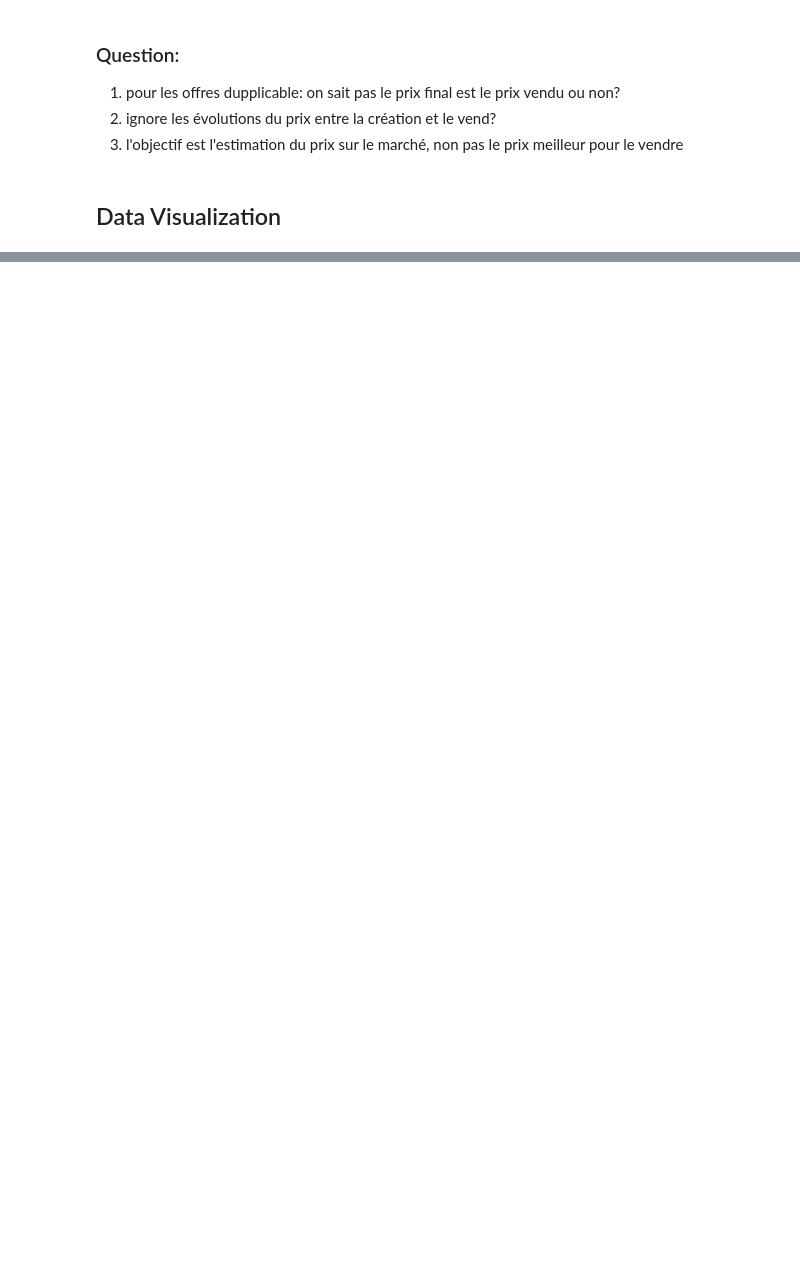
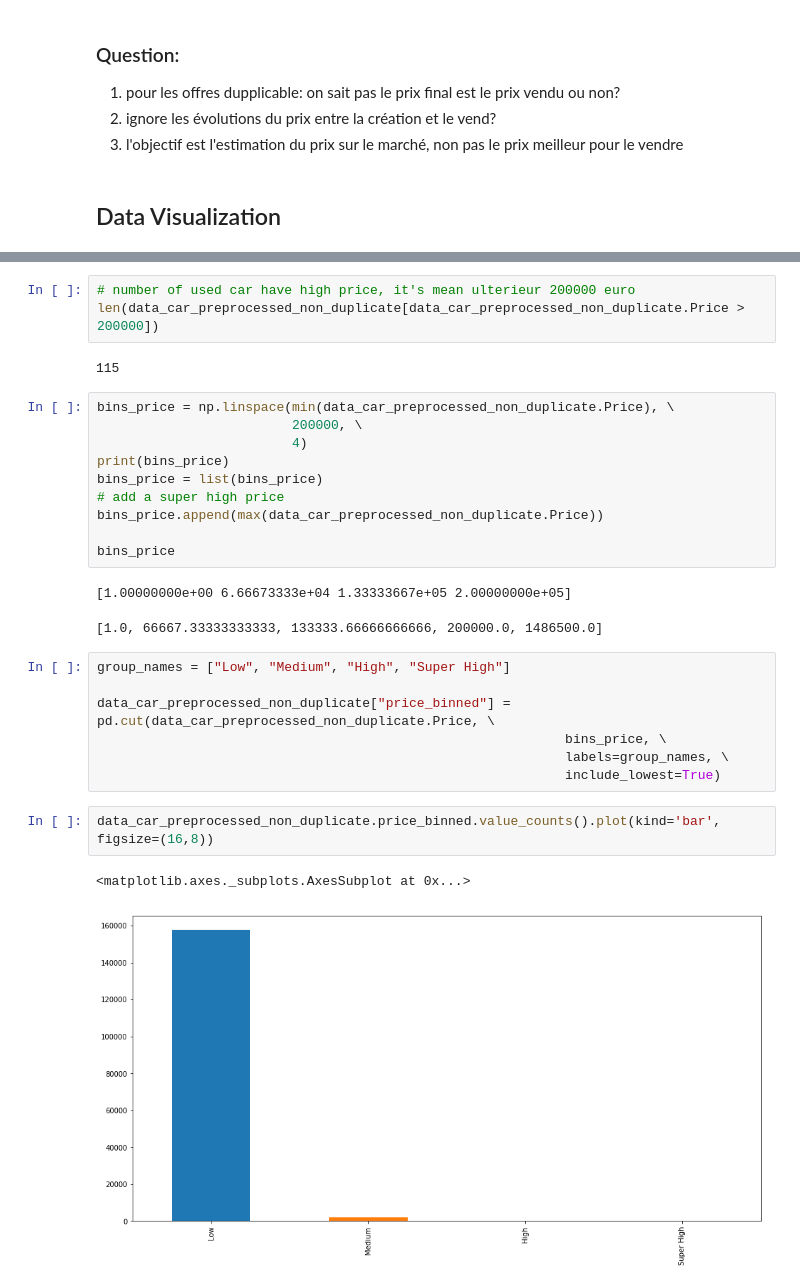
Before and after one commit to nguyenkhacbaoanh/used_car_price_estimation, a Jupyter notebook: notebook/Data Car Preprocessing.ipynb, the cells around one changed output, grey strips where cells are left out. Saved outputs shown, nothing was run; the diff lists cells and outputs as text; blank space fills up the shorter version.

```diff
--- a/notebook/Data Car Preprocessing.ipynb
+++ b/notebook/Data Car Preprocessing.ipynb
@@ -270,0 +282,30 @@ data_car_preprocessed_sorted_by_time[data_car_preprocessed_sorted_by_time.Price
+# %%
+# number of used car have high price, it's mean ulterieur 200000 euro
+len(data_car_preprocessed_non_duplicate[data_car_preprocessed_non_duplicate.Price > 200000])
+# %% [output]
+115
+# %%
+bins_price = np.linspace(min(data_car_preprocessed_non_duplicate.Price), \
+                         200000, \
+                         4)
+print(bins_price)
+bins_price = list(bins_price)
+# add a super high price
+bins_price.append(max(data_car_preprocessed_non_duplicate.Price))
+
+bins_price
+# %% [output]
+[1.00000000e+00 6.66673333e+04 1.33333667e+05 2.00000000e+05]
+[1.0, 66667.33333333333, 133333.66666666666, 200000.0, 1486500.0]
+# %%
+group_names = ["Low", "Medium", "High", "Super High"]
+
+data_car_preprocessed_non_duplicate["price_binned"] = pd.cut(data_car_preprocessed_non_duplicate.Price, \
+                                                            bins_price, \
+                                                            labels=group_names, \
+                                                            include_lowest=True)
+# %%
+data_car_preprocessed_non_duplicate.price_binned.value_counts().plot(kind='bar', figsize=(16,8))
+# %% [output]
+<matplotlib.axes._subplots.AxesSubplot at 0x...>
+[figure, added]
```
Also changed, not shown: parts of 48 cells of this notebook.
